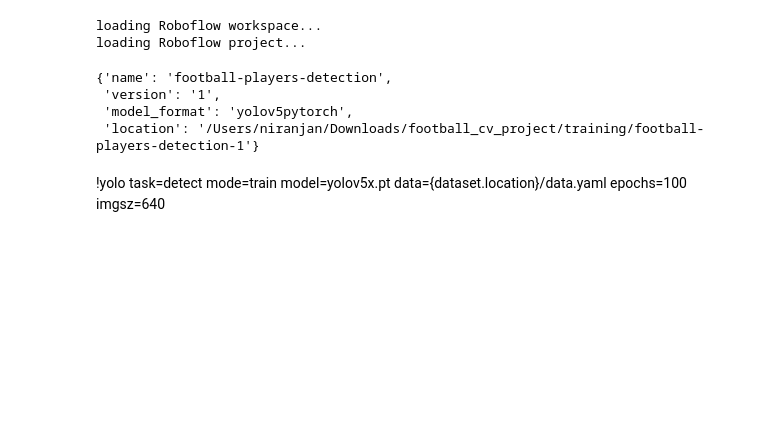
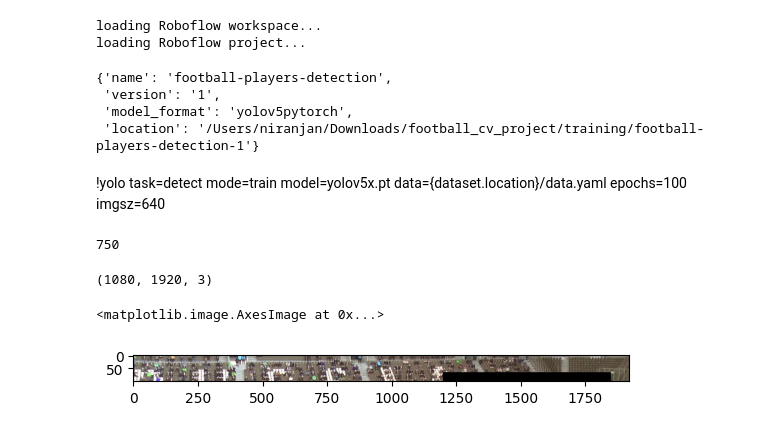
Before and after one commit to snr16/Football_cv, a Jupyter notebook: training/football_training_yolo_v5.ipynb, the cells around one changed output. Saved outputs shown, nothing was run; the diff lists cells and outputs as text; code cells hidden in the pictures; blank space fills up the shorter version.

```diff
--- a/training/football_training_yolo_v5.ipynb
+++ b/training/football_training_yolo_v5.ipynb
@@ -26,3 +26,27 @@ for dir in [d for d in base_path.iterdir() if d.is_dir()]:
    shutil.move(str(dir),str(base_path)+'/'+str(dir))
 # %% [markdown]
 !yolo task=detect mode=train model=yolov5x.pt data={dataset.location}/data.yaml epochs=100 imgsz=640
+# %%
+import cv2
+
+def read_video(input_video_path):
+    frames = []
+    cap = cv2.VideoCapture(input_video_path)
+    while True:
+        ret,frame = cap.read()
+        if not ret:
+            break
+        frames.append(frame)
+
+    return frames
+# %%
+input_video_path = '/Users/niranjan/Downloads/football_cv_project/input_videos/bundesliga.mp4'
+frames = read_video(input_video_path)
+# %%
+len(frames)
+# %% [output]
+750
+# %%
+frames[0].shape
+# %% [output]
+(1080, 1920, 3)
@@ -28,0 +66,6 @@ for dir in [d for d in base_path.iterdir() if d.is_dir()]:
+# %%
+from matplotlib import pyplot as plt
+plt.imshow(frames[0][:100,:])
+# %% [output]
+<matplotlib.image.AxesImage at 0x...>
+[figure, added]
```
Also changed, not shown: parts of 8 cells of this notebook, 15 other files.
